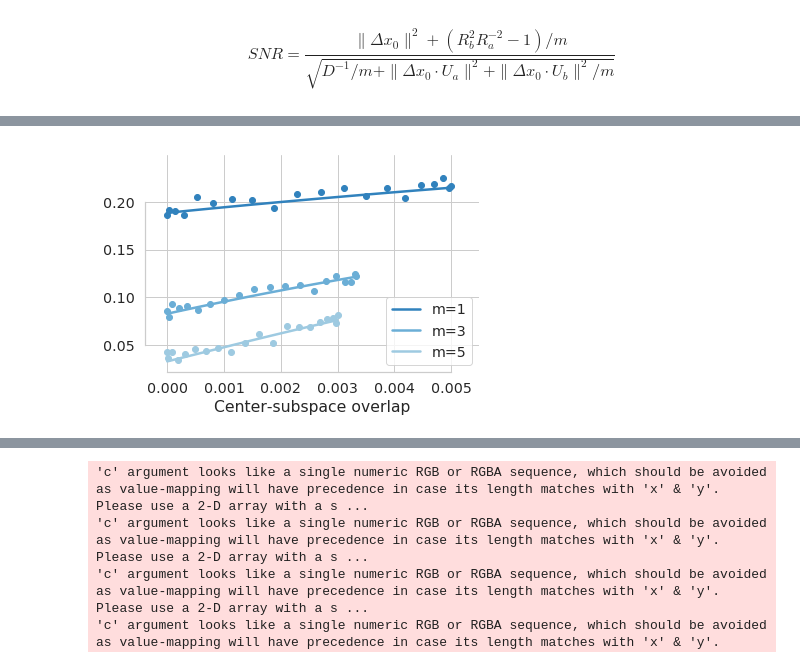
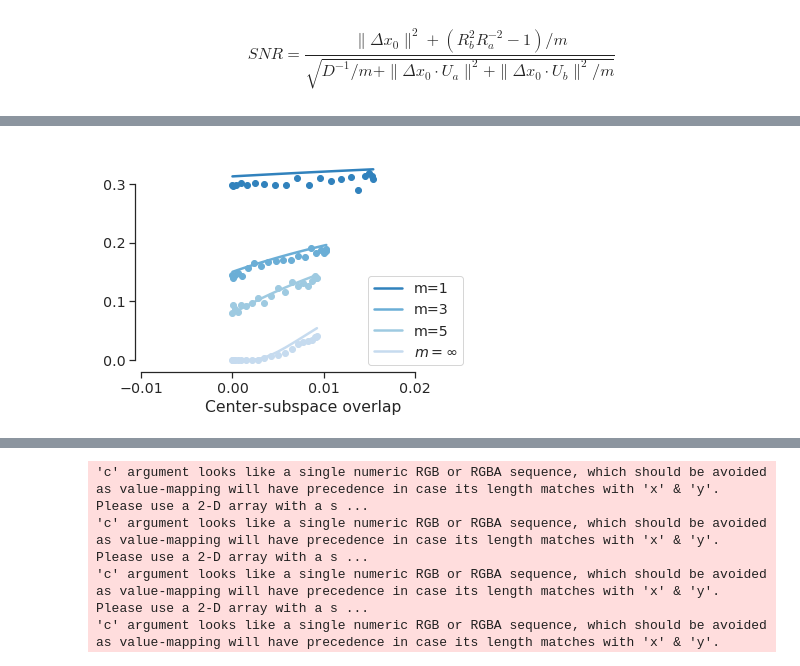
Before and after one commit to bsorsch/geometry-fewshot-learning, a Jupyter notebook: Synthetic experiments.ipynb, the cells around one changed output, grey strips where cells are left out. Drawn from its saved outputs; the diff is of its cells as text; code cells hidden in the pictures.

```diff
--- a/Synthetic experiments.ipynb
+++ b/Synthetic experiments.ipynb
@@ -84,7 +117,11 @@ with sns.color_palette('tab20c'):
         bias = 0
         overlap = 0
         signals = (1/Rs)**2
-        plt.plot(signals, H(SNR(signals, bias, D, overlap, m)), label='m='+str(m))
+        plt.plot(signals, H(SNR(signals, bias, D, overlap, m)), label=r'$m=$'+str(m))
+
+    # m->infty
+    plt.scatter((1/Rs)**2,np.zeros_like(Rs))
+    plt.plot(signals, H(SNR(signals, bias, D, overlap, 1000)), label=r'$m=\infty$', zorder=-1)
 #         plt.yscale('log')
 plt.xlabel('Signal')
 plt.legend()
@@ -164,13 +201,19 @@ sns.despine(trim=True);
 # %%
 thetas = np.linspace(np.pi/2,np.pi,20)
-R = 2
+R = 1.8
+D = 20
 Ra = Rb = R
 errs = []
 for m in ms:
     for theta in tqdm(thetas):
         err = few_shot_err(N,D,P,m,Ra,Rb,theta)
         errs.append(err)
-errs_overlap = np.stack(errs).reshape(len(ms),len(Rs))
+
+# m->infty
+for theta in tqdm(thetas):
+    err = few_shot_err_m_infinity(N,D,P,m,Ra,Rb,theta)
+    errs.append(err)
+errs_overlap = np.stack(errs).reshape(len(ms)+1,len(Rs))
 # %% [output]
 [interactive output not drawn]
 [interactive output not drawn]
@@ -178,16 +222,19 @@ errs_overlap = np.stack(errs).reshape(len(ms),len(Rs))
 # %%
 with sns.color_palette('tab20c'):
     for err,m in zip(errs_overlap,ms):
         overlaps = np.cos(thetas)**2/(2*D*R**2)*(1+1/m)
         plt.scatter(overlaps,err)
         bias = 0
         signal = 1/R**2
         plt.plot(overlaps, H(SNR(signal, bias, D, overlaps, m)), label='m='+str(m))
 #         plt.yscale('log')
+plt.scatter(overlaps,errs_overlap[-1])
+plt.plot(overlaps, H(SNR(signal, bias, D, overlaps, 1e6)), label=r'$m=\infty$',zorder=-1)
 plt.xlabel('Center-subspace overlap')
 plt.legend()
-plt.xlim([-0.0004,0.0055])
+# plt.xlim([-0.001,0.016])
+# plt.xlim([-0.0004,0.0055])
 sns.despine(trim=True);
 # plt.savefig('images/geometry_components_center_subspace.pdf')
 # %% [output]
-[figure, old version]
+[figure, new version]
```
Also changed, not shown: parts of 9 cells of this notebook, 4 other files.
